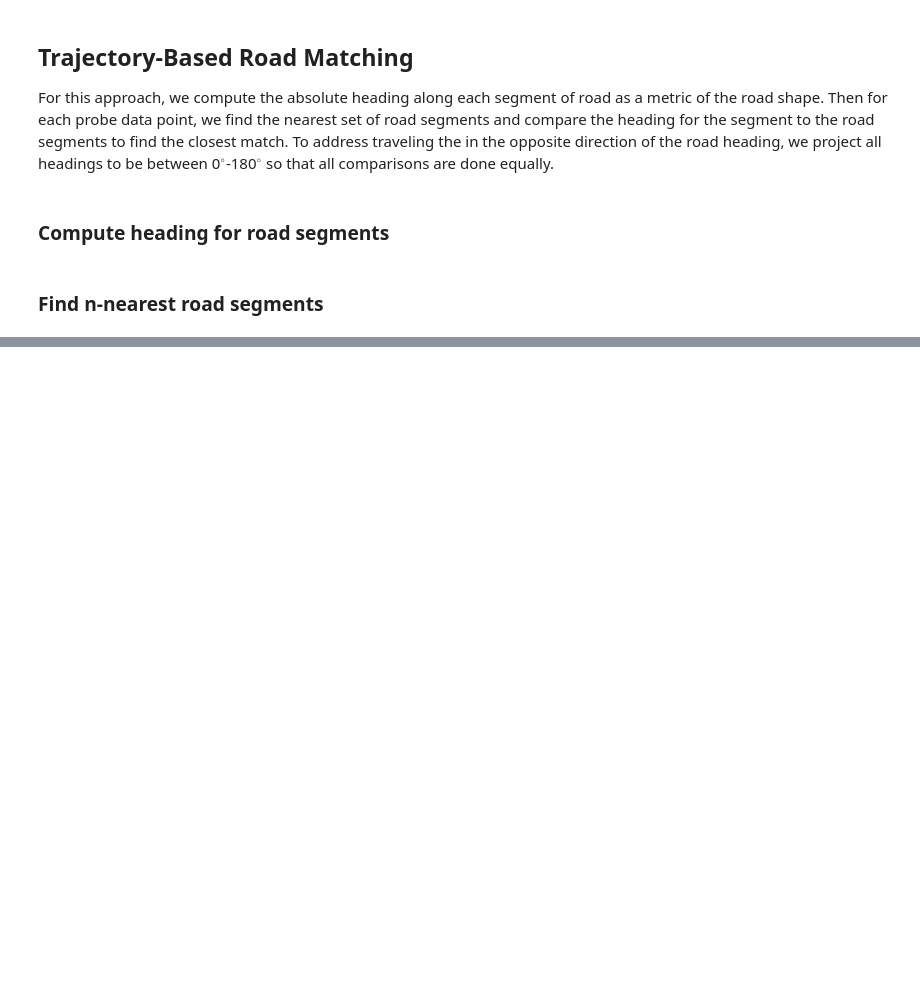
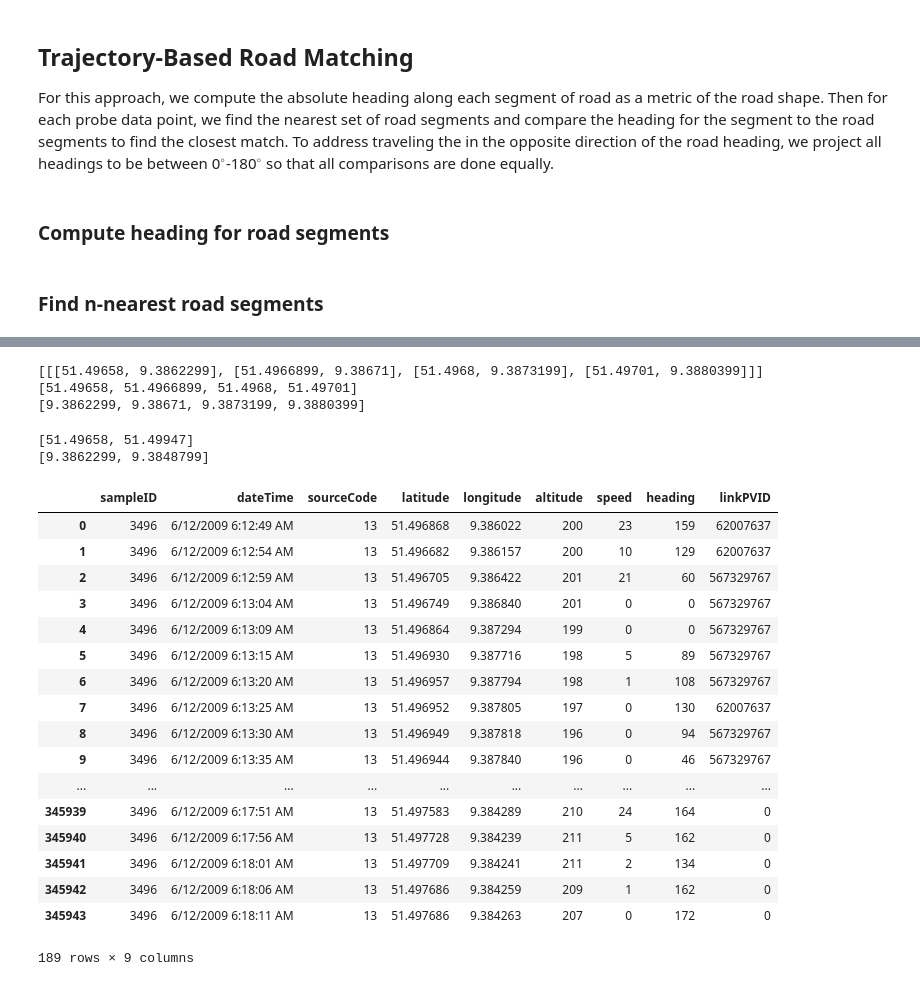
Before and after one commit to M20190649/eecs495-map-matching, a Jupyter notebook: trajectory_map_matching.ipynb, the cells around one changed output, grey strips where cells are left out. Cells and saved outputs as stored; diff of their text form; code cells hidden in the pictures; blank space fills up the shorter version.

```diff
--- a/trajectory_map_matching.ipynb
+++ b/trajectory_map_matching.ipynb
@@ -130,10 +132,25 @@ link_data.head()
 | 2 | 62007648 | 162877732 | 162844982 | 97.01 | 5 | B | 7 | ... |
 | 3 | 78670326 | 162877732 | 163152693 | 314.84 | 5 | B | 7 | ... |
 | 4 | 51881672 | 174713859 | 174587951 | 110.17 | 3 | B | 6 | ... |
+# %%
+# create link data lookup dictionary
+links = []
+link_db = lc.LinkDatabase()
+with open(os.path.join(DATA_DIR, 'Partition6467LinkData.csv'), 'r') as csvfile:
+    rdr = csv.DictReader(csvfile, delimiter=',', fieldnames=link_headers)
+    for r in rdr:
+        rl = lc.RoadLink(r)
+        links.append(rl)
+        link_db.insert_link(rl)
 # %% [markdown]
 ## Trajectory-Based Road Matching
 For this approach, we compute the absolute heading along each segment of road as a metric of the road shape. Then for each probe data point, we find the nearest set of road segments and compare the heading for the segment to the road segments to find the closest match. To address traveling the in the opposite direction of the road heading, we project all headings to be between 0$^{\circ}$-180$^{\circ}$ so that all comparisons are done equally.
 # %% [markdown]
 ### Compute heading for road segments
+# %%
+# Parse out shapeInfo and make averageLocation and heading columns
+link_data['shapeArray'] = link_data['shapeInfo'].apply(lambda x: [[float(j) for j in i.split('/')[:2]] for i in x.split('|')])
+link_data['averageLocation'] = link_data['shapeArray'].apply(lambda x: reduce(np.add, x) / len(x))
+link_data['heading'] = link_data['shapeArray'].apply(lambda x: (bearing(x[0], x[-1]) + 180) % 180)
 # %% [markdown]
 ### Find n-nearest road segments
@@ -141,0 +186,26 @@ For this approach, we compute the absolute heading along each segment of road as
+# %%
+def closest_by_heading(road_links, probe_heading):
+    """
+    Returns link with closest heading for given probe_heading
+
+    Inputs:
+        road_links (list of tuples): list of nearest (linkPVID, distance) tuples
+        probe_heading (float): heading of probe gps point
+
+    Outputs:
+        (float): linkPVID for closest link
+    """
+    if len(road_links) == 0:
+        return -1
+    # get relevant links
+    pvids = [x[0] for x in road_links]
+    distances = [x[1] for x in road_links]
+    link_headings = link_data[link_data['linkPVID'].isin(pvids)]
+
+    # compute metric from distance and difference in angle
+    angle_diff = np.abs(link_headings['heading'] - probe_heading)
+    metrics = list(zip(distances * angle_diff, link_headings['linkPVID']))
+
+    # pick one with lowest metric and return its linkPVID
+    metrics.sort(key=operator.itemgetter(0))
+    return metrics[0][1]
@@ -141,0 +280,38 @@ For this approach, we compute the absolute heading along each segment of road as
+# %%
+print(list(link_data[link_data['linkPVID'] == 567329767]['shapeArray']))
+print(link_lats)
+print(link_longs)
+# %% [output]
+[[[51.49658, 9.3862299], [51.4966899, 9.38671], [51.4968, 9.3873199], [51.49701, 9.3880399]]]
+[51.49658, 51.4966899, 51.4968, 51.49701]
+[9.3862299, 9.38671, 9.3873199, 9.3880399]
+# %%
+lats1 = [link_data['shapeArray'][0][0][0], link_data['shapeArray'][0][1][0]]
+longs1 = [link_data['shapeArray'][0][0][1], link_data['shapeArray'][0][1][1]]
+
+print(lats1)
+print(longs1)
+# %% [output]
+[51.49658, 51.49947]
+[9.3862299, 9.3848799]
+# %%
+probe_data[probe_data['sampleID'] == 3496]
+# %% [output]
+|  | sampleID | dateTime | sourceCode | latitude | longitude | altitude | speed | heading | linkPVID |
+| 0 | 3496 | 6/12/2009 6:12:49 AM | 13 | 51.496868 | 9.386022 | 200 | 23 | 159 | 62007637 |
+| 1 | 3496 | 6/12/2009 6:12:54 AM | 13 | 51.496682 | 9.386157 | 200 | 10 | 129 | 62007637 |
+| 2 | 3496 | 6/12/2009 6:12:59 AM | 13 | 51.496705 | 9.386422 | 201 | 21 | 60 | 567329767 |
+| 3 | 3496 | 6/12/2009 6:13:04 AM | 13 | 51.496749 | 9.386840 | 201 | 0 | 0 | 567329767 |
+| 4 | 3496 | 6/12/2009 6:13:09 AM | 13 | 51.496864 | 9.387294 | 199 | 0 | 0 | 567329767 |
+| 5 | 3496 | 6/12/2009 6:13:15 AM | 13 | 51.496930 | 9.387716 | 198 | 5 | 89 | 567329767 |
+| 6 | 3496 | 6/12/2009 6:13:20 AM | 13 | 51.496957 | 9.387794 | 198 | 1 | 108 | 567329767 |
+| 7 | 3496 | 6/12/2009 6:13:25 AM | 13 | 51.496952 | 9.387805 | 197 | 0 | 130 | 62007637 |
+| 8 | 3496 | 6/12/2009 6:13:30 AM | 13 | 51.496949 | 9.387818 | 196 | 0 | 94 | 567329767 |
+| 9 | 3496 | 6/12/2009 6:13:35 AM | 13 | 51.496944 | 9.387840 | 196 | 0 | 46 | 567329767 |
+| ... | ... | ... | ... | ... | ... | ... | ... | ... | ... |
+| 345939 | 3496 | 6/12/2009 6:17:51 AM | 13 | 51.497583 | 9.384289 | 210 | 24 | 164 | 0 |
+| 345940 | 3496 | 6/12/2009 6:17:56 AM | 13 | 51.497728 | 9.384239 | 211 | 5 | 162 | 0 |
+| 345941 | 3496 | 6/12/2009 6:18:01 AM | 13 | 51.497709 | 9.384241 | 211 | 2 | 134 | 0 |
+| 345942 | 3496 | 6/12/2009 6:18:06 AM | 13 | 51.497686 | 9.384259 | 209 | 1 | 162 | 0 |
+| 345943 | 3496 | 6/12/2009 6:18:11 AM | 13 | 51.497686 | 9.384263 | 207 | 0 | 172 | 0 |
+189 rows × 9 columns
```
Also changed, not shown: parts of 13 cells of this notebook, 1 other file.
